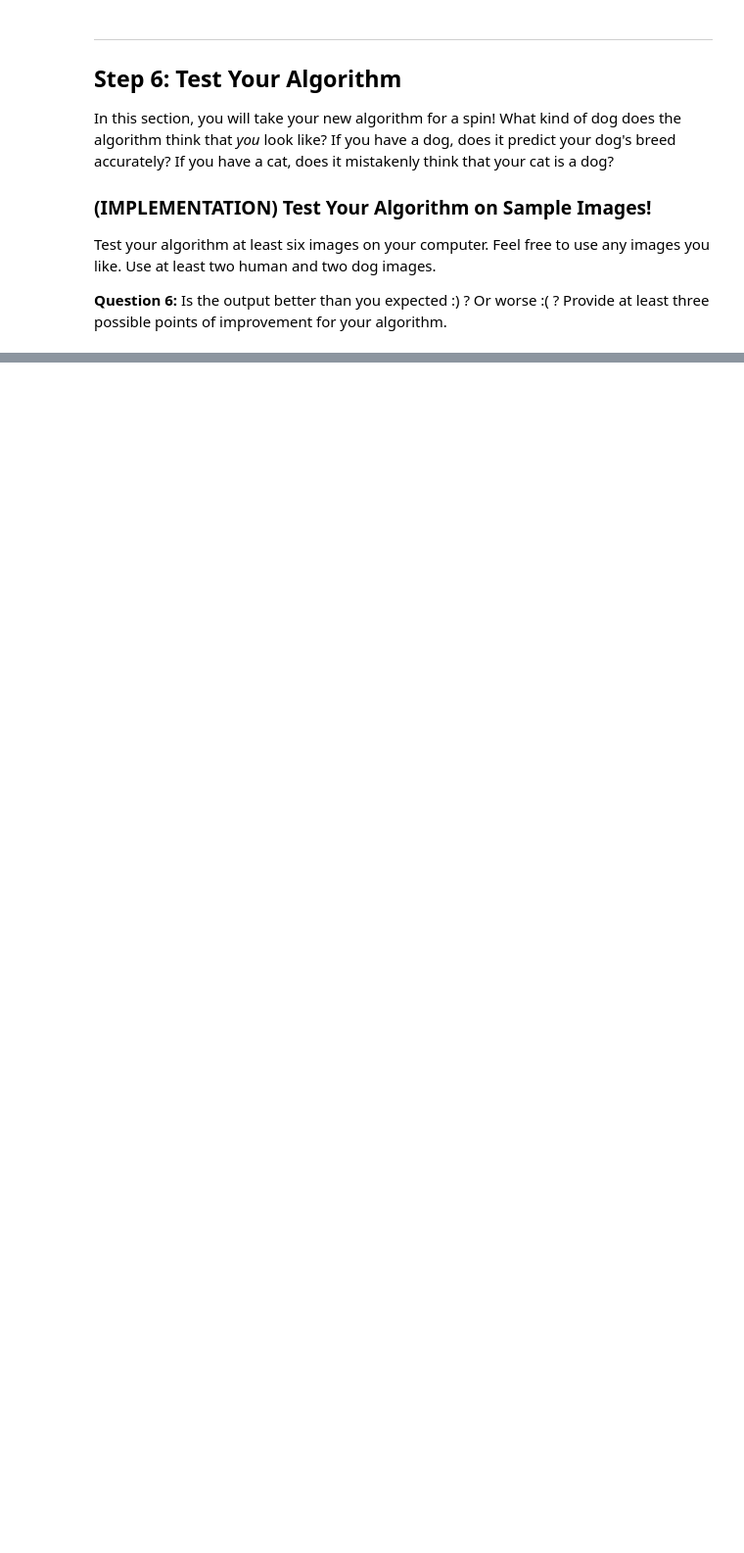
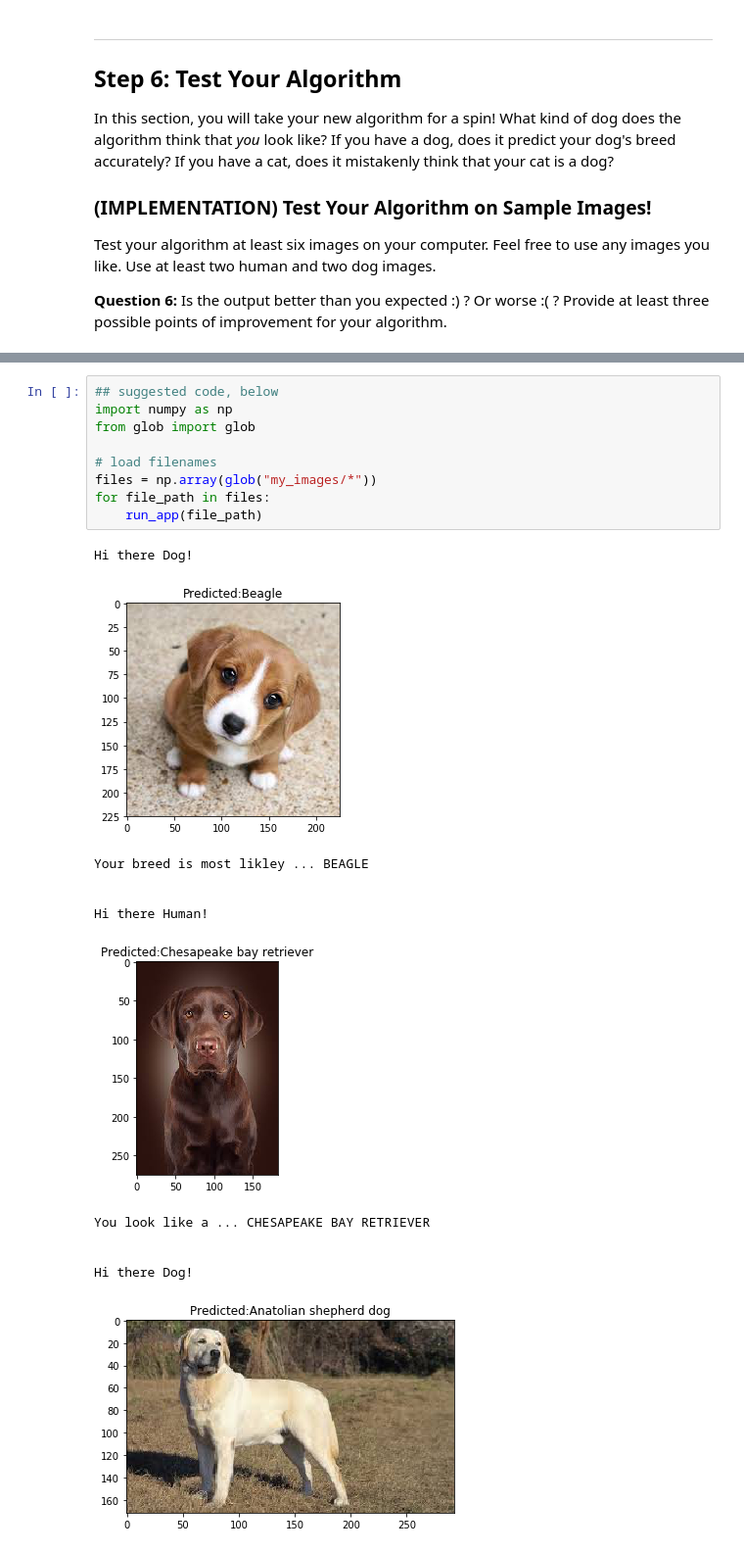
Before and after one commit to Moraut/Udacity_DL, a Jupyter notebook: 02. Dog Breed Classifier/dog_app.ipynb, the cells around one changed output, grey strips where cells are left out. Shown at 98% size. Drawn from its saved outputs; the diff is of its cells as text; blank space fills up the shorter version.

Commit message:
update: dog breed classifier submission

```diff
--- a/02. Dog Breed Classifier/dog_app.ipynb
+++ b/02. Dog Breed Classifier/dog_app.ipynb
@@ -989,0 +957,22 @@ Hi there Dog!
+# %%
+## suggested code, below
+import numpy as np
+from glob import glob
+
+# load filenames
+files = np.array(glob("my_images/*"))
+for file_path in files:
+    run_app(file_path)
+# %% [output]
+Hi there Dog!
+[figure, added]
+Your breed is most likley ... BEAGLE
+
+
+Hi there Human!
+[figure, added]
+You look like a ... CHESAPEAKE BAY RETRIEVER
+
+
+Hi there Dog!
+[figure, added]
```
Also changed, not shown: parts of 5 cells of this notebook, 18 other files.
